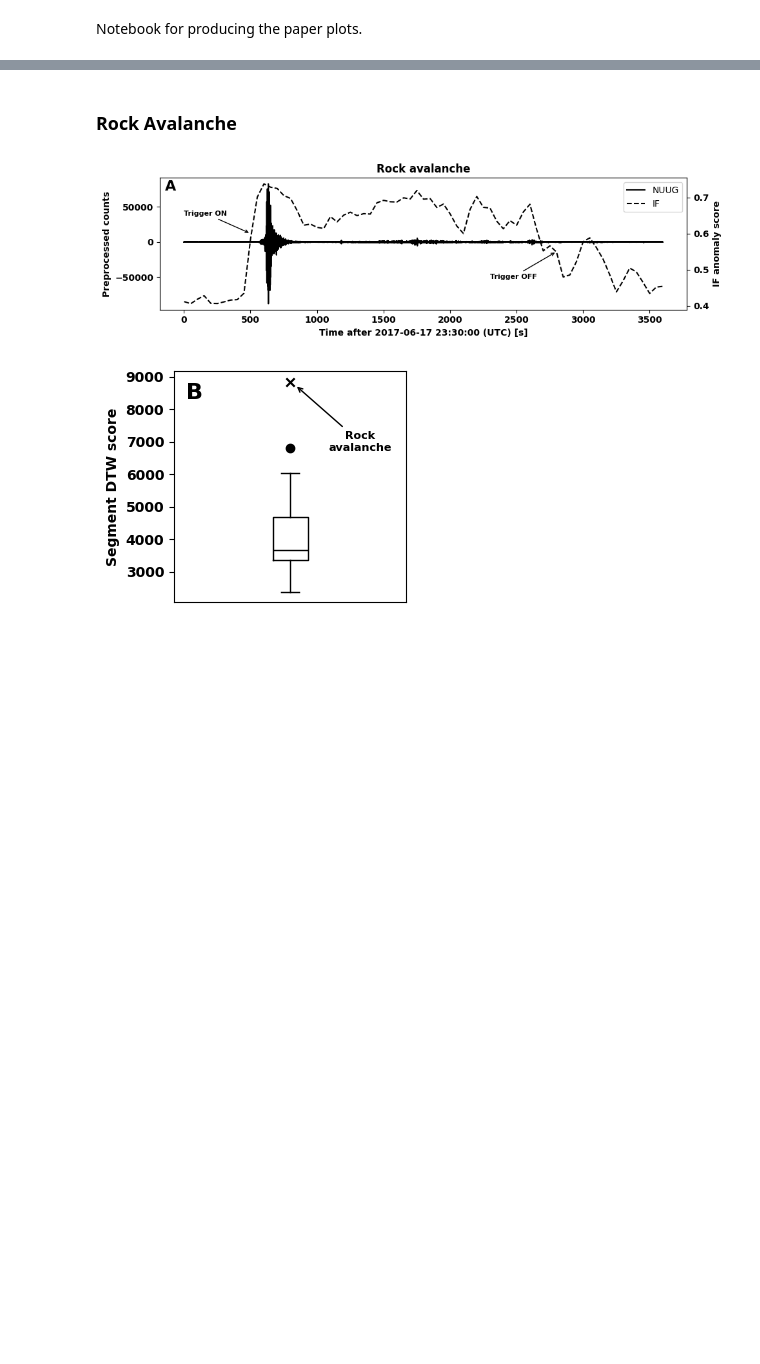
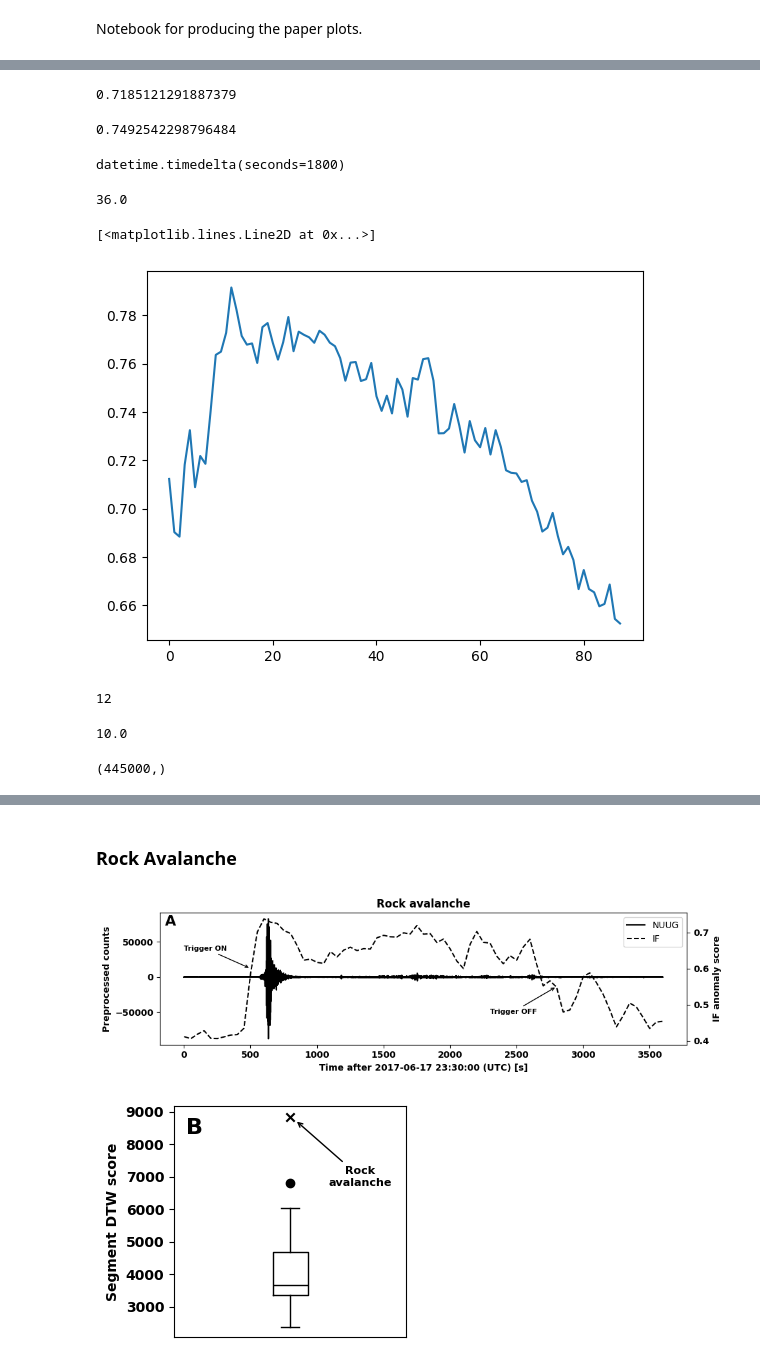
Before and after one commit to FKamper/seismic-isolation-forest, a Jupyter notebook: notebooks/plots.ipynb, the cells around one changed output, grey strips where cells are left out. Saved outputs shown, nothing was run; the diff lists cells and outputs as text; code cells hidden in the pictures; blank space fills up the shorter version.

Commit message:
starting updates for revision

```diff
--- a/notebooks/plots.ipynb
+++ b/notebooks/plots.ipynb
@@ -27,0 +42,12 @@ plt.rcParams["font.family"] = "sans-serif"
+# %%
+paths = find_paths("XP", "ILL12", "EHZ.D", start=2018, stop=2022)
+# %%
+st = obspy.read(find_date_in_strings(paths, "2022-06-05")[0])
+preproc_stream(st)
+st.trim(
+    obspy.UTCDateTime("2022-06-05T11:12:32.620000Z"),
+    obspy.UTCDateTime("2022-06-05T12:26:42.620000Z") - timedelta(seconds=0.01),
+)
+# t0 = obspy.UTCDateTime("2019-06-13T04:09:37.370000Z")
+# t1 = obspy.UTCDateTime("2019-06-13T04:09:37.370000Z") + timedelta(seconds=99.99)
+# x1 = st.trim(t0, t1)[0].data.reshape(1, -1)
@@ -27,0 +61,11 @@ plt.rcParams["font.family"] = "sans-serif"
+# %%
+signal = st[0].data
+window = 10000
+overlap = 5000
+step = window - overlap
+
+starts = np.arange(0, len(signal) - window + 1, step)
+
+X = np.stack([signal[s : s + window] for s in starts])
+# %%
+sc = -if_mod.score_samples(X)
@@ -27,0 +91,33 @@ plt.rcParams["font.family"] = "sans-serif"
+# %%
+sc[low - 1]
+# %% [output]
+0.7185121291887379
+# %%
+sc[high + 1]
+# %% [output]
+0.7492542298796484
+# %%
+timedelta(seconds=high * 50) - timedelta(seconds=low * 50)
+# %% [output]
+datetime.timedelta(seconds=1800)
+# %%
+30 * 60 / 50
+# %% [output]
+36.0
+# %%
+plt.plot(sc)
+# %% [output]
+[<matplotlib.lines.Line2D at 0x...>]
+[figure, added]
+# %%
+np.argmax(-if_mod.score_samples(X))
+# %% [output]
+12
+# %%
+12 * 50 / 60
+# %% [output]
+10.0
+# %%
+st[0].data.shape
+# %% [output]
+(445000,)
```
Also changed, not shown: parts of 29 cells of this notebook, 28 other files.
